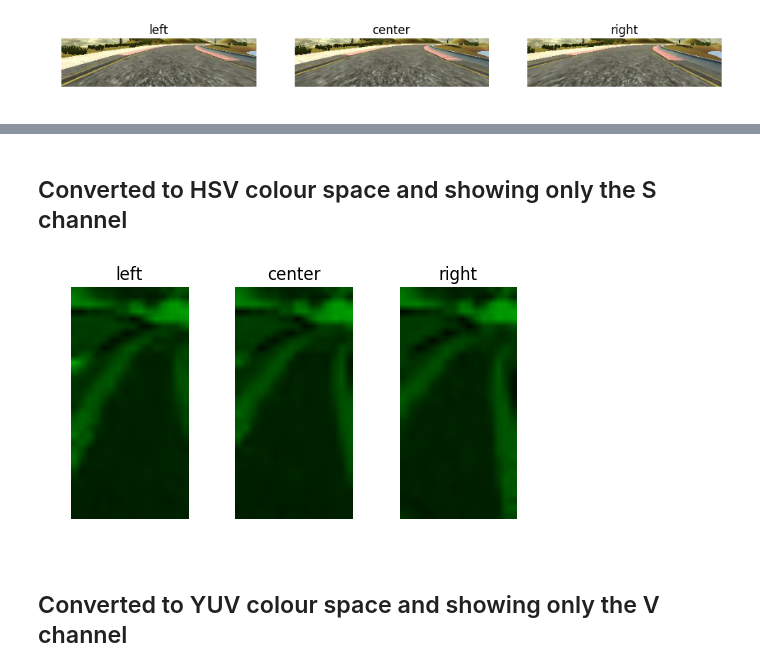
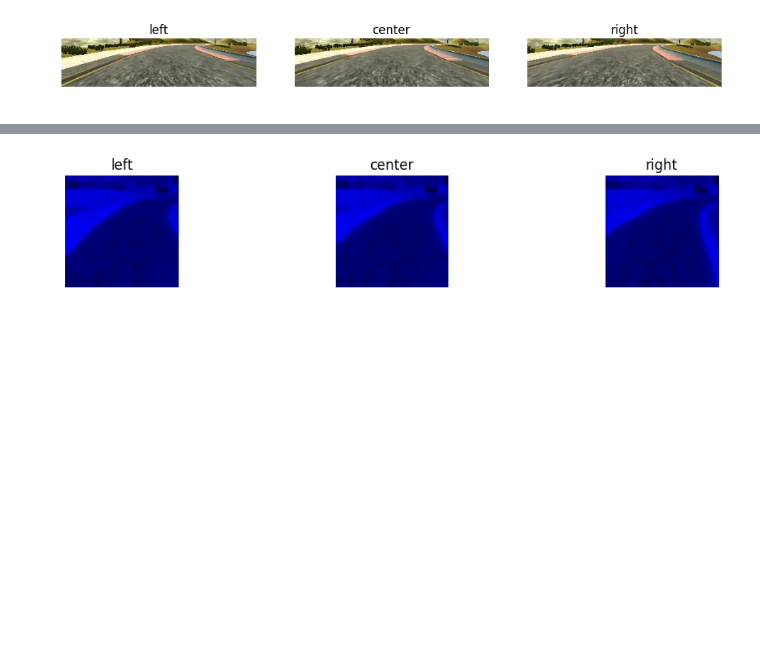
Before and after one commit to js1972/CarND-Behavioral-Cloning, a Jupyter notebook: data_processing.ipynb, the cells around one changed output, grey strips where cells are left out. Drawn from its saved outputs; the diff is of its cells as text; code cells hidden in the pictures; blank space fills up the shorter version.

```diff
--- a/data_processing.ipynb
+++ b/data_processing.ipynb
@@ -47,7 +45,7 @@ i = 0
 for camera in ["left", "center", "right"]:
     image = load_img("data/"+data_frame.iloc[1090][camera].strip())
     image = img_to_array(image).astype(np.uint8)
-    plt.subplot(1, 3, i+1)
+    plt.subplot(3, 3, i+1)
     plt.imshow(image)
     plt.axis('off')
     plt.title(camera)
@@ -59,13 +55,11 @@ for camera in ["left", "center", "right"]:
 # %%
 # With cropping
-plt.rcParams['figure.figsize'] = (12, 6)
-
 i = 0
 for camera in ["left", "center", "right"]:
     image = load_img("data/"+data_frame.iloc[1090][camera].strip())
     image = img_to_array(image).astype(np.uint8)
     image = image[55:135, :, :]
-    plt.subplot(1, 3, i+1)
+    plt.subplot(3, 3, i+1)
     plt.imshow(image)
     plt.axis('off')
     plt.title(camera)
@@ -77,15 +69,12 @@ for camera in ["left", "center", "right"]:
 # %%
 # With cropping then resizing
-#plt.figure()
-plt.rcParams['figure.figsize'] = (6, 3)
-
 i = 0
 for camera in ["left", "center", "right"]:
     image = load_img("data/"+data_frame.iloc[7100][camera].strip())
     image = img_to_array(image).astype(np.uint8)
     image = image[55:135, :, :]
-    image = imresize(image, (32, 16, 3))
-    plt.subplot(1, 3, i+1)
+    image = imresize(image, (32, 32, 3))
+    plt.subplot(3, 3, i+1)
     plt.imshow(image)
     plt.axis('off')
     plt.title(camera)
@@ -95,22 +84,18 @@ for camera in ["left", "center", "right"]:
-# %% [markdown]
-## Converted to HSV colour space and showing only the S channel
 # %%
 # With cropping then resizing then HSV
 i = 0
 for camera in ["left", "center", "right"]:
     image = load_img("data/"+data_frame.iloc[7100][camera].strip())
     image = img_to_array(image).astype(np.uint8)
     image = image[55:135, :, :]
-    image = imresize(image, (32, 16, 3))
+    image = imresize(image, (32, 32, 3))
     hsv = cv2.cvtColor(image.astype("uint8"), cv2.COLOR_RGB2HSV)
     hsv[:, :, 0] = hsv[:, :, 0] * 0
-    hsv[:, :, 2] = hsv[:, :, 2] * 0
-    plt.subplot(1, 3, i+1)
+    hsv[:, :, 1] = hsv[:, :, 1] * 0
+    plt.subplot(3, 3, i+1)
     plt.imshow(hsv)
     plt.axis('off')
     plt.title(camera)
     i += 1
 # %% [output]
-[figure, old version]
+[figure, new version]
-# %% [markdown]
-## Converted to YUV colour space and showing only the V channel
```
Also changed, not shown: parts of 17 cells of this notebook, 13 other files.
